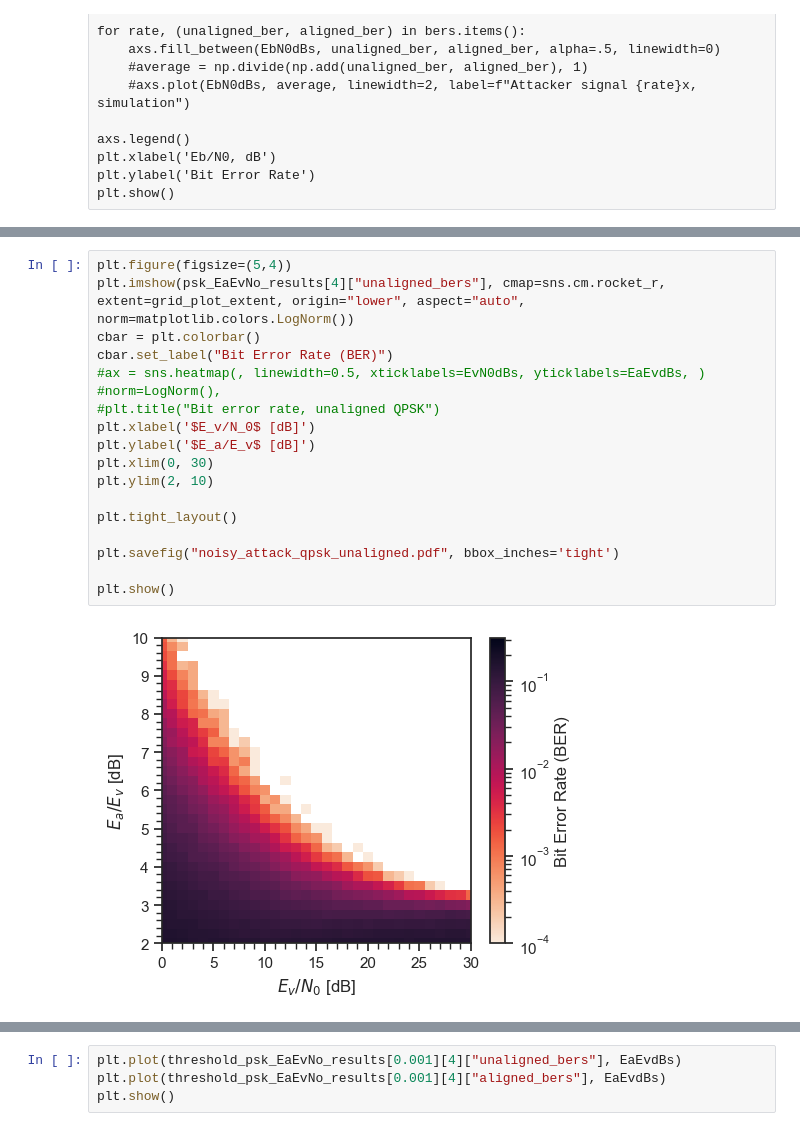
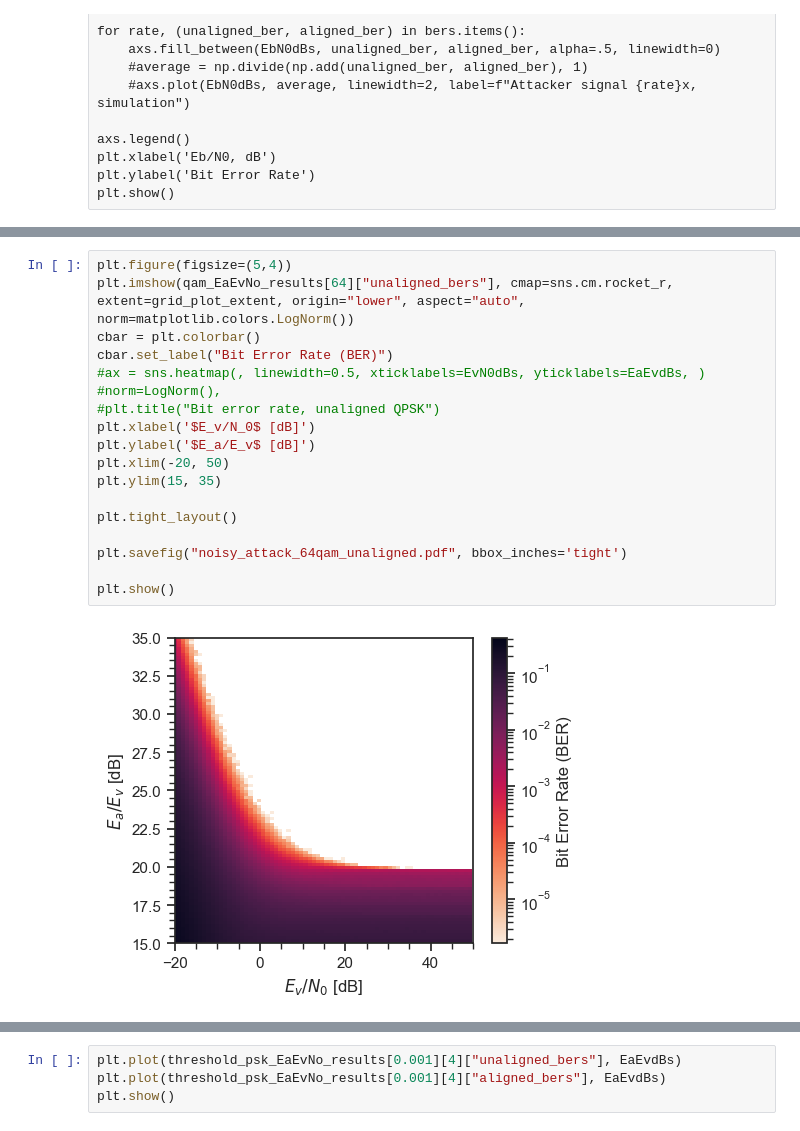
Before and after one commit to ssloxford/satellite-spoofing-a-z, a Jupyter notebook: overshadow_factor/theoretical/Untitled.ipynb, the cells around one changed output, grey strips where cells are left out. Saved outputs shown, nothing was run; the diff lists cells and outputs as text.

Commit message:
Plot using new simulation

```diff
--- a/overshadow_factor/theoretical/Untitled.ipynb
+++ b/overshadow_factor/theoretical/Untitled.ipynb
@@ -870,20 +567,20 @@ plt.show()
 # %%
 plt.figure(figsize=(5,4))
-plt.imshow(psk_EaEvNo_results[4]["unaligned_bers"], cmap=sns.cm.rocket_r, extent=grid_plot_extent, origin="lower", aspect="auto", norm=matplotlib.colors.LogNorm())
+plt.imshow(qam_EaEvNo_results[64]["unaligned_bers"], cmap=sns.cm.rocket_r, extent=grid_plot_extent, origin="lower", aspect="auto", norm=matplotlib.colors.LogNorm())
 cbar = plt.colorbar()
 cbar.set_label("Bit Error Rate (BER)")
 #ax = sns.heatmap(, linewidth=0.5, xticklabels=EvN0dBs, yticklabels=EaEvdBs, )
 #norm=LogNorm(),
 #plt.title("Bit error rate, unaligned QPSK")
 plt.xlabel('$E_v/N_0$ [dB]')
 plt.ylabel('$E_a/E_v$ [dB]')
-plt.xlim(0, 30)
-plt.ylim(2, 10)
+plt.xlim(-20, 50)
+plt.ylim(15, 35)
 
 plt.tight_layout()
 
-plt.savefig("noisy_attack_qpsk_unaligned.pdf", bbox_inches='tight')
+plt.savefig("noisy_attack_64qam_unaligned.pdf", bbox_inches='tight')
 
 plt.show()
 # %% [output]
-[figure, old version]
+[figure, new version]
```
Also changed, not shown: parts of 12 cells of this notebook, 6 other files.
